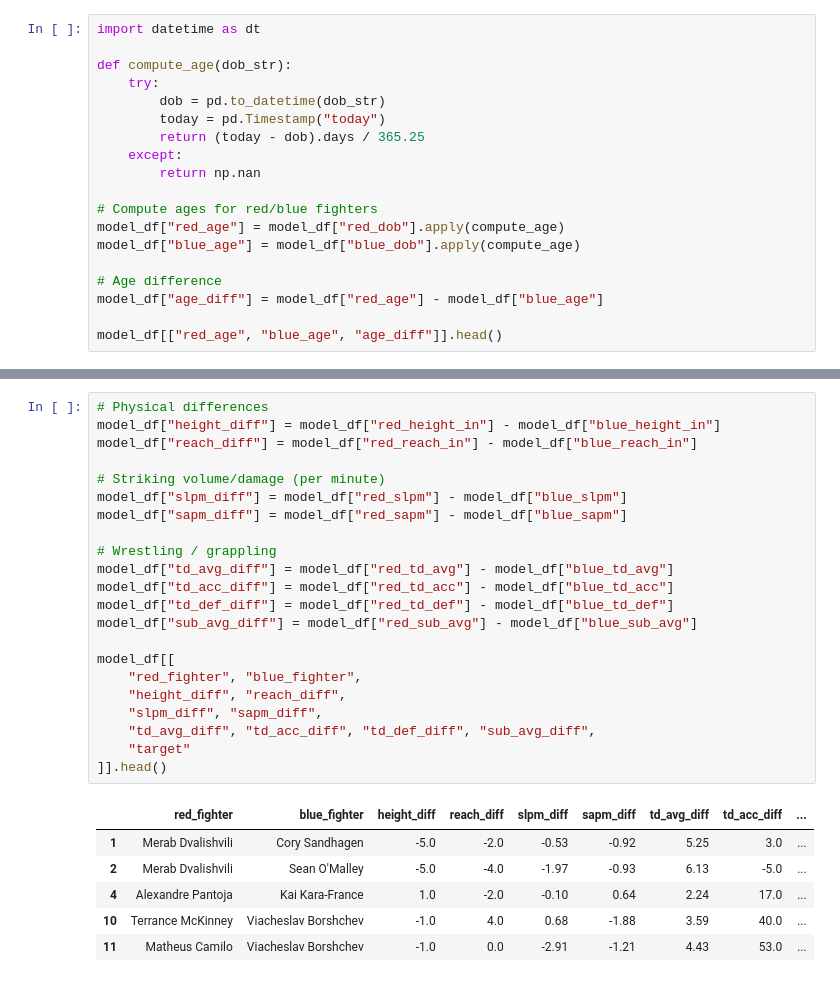
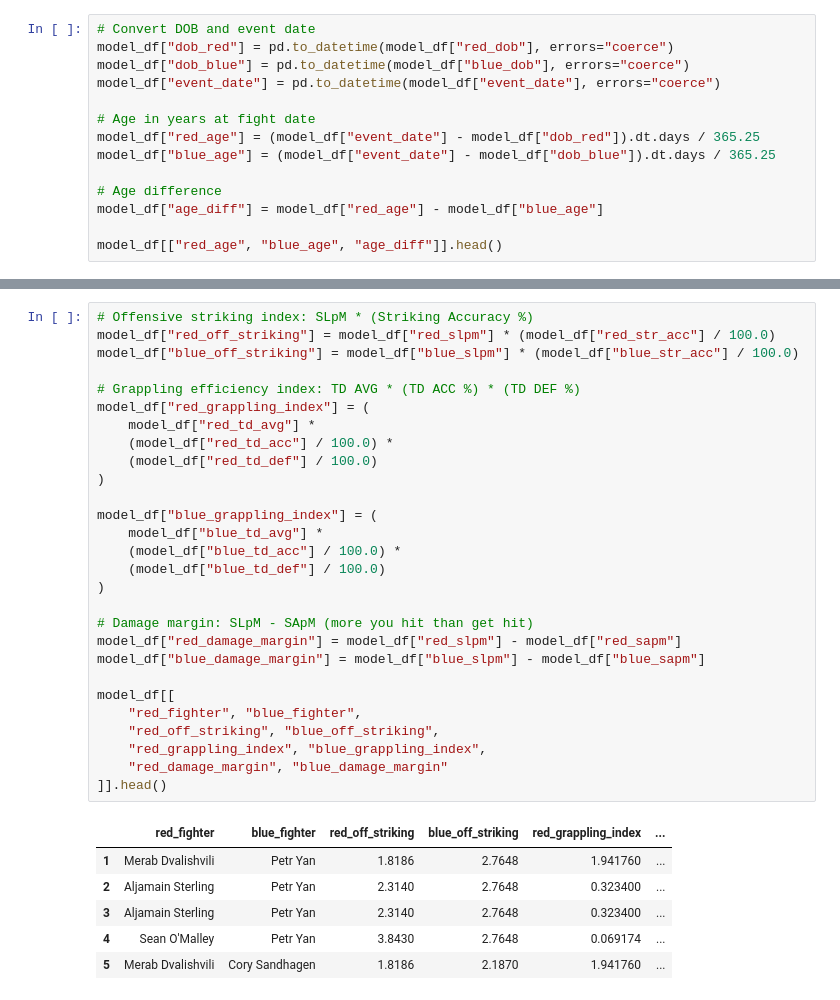
Before and after one commit to ErichasaTan/ufc-fight-predictor, a Jupyter notebook: notebooks/02_prefight_model.ipynb, the cells around one changed output, grey strips where cells are left out. Cells and saved outputs as stored; diff of their text form.

Commit message:
Updated Scraper to include event date
Scrape was updated to scrape the event date to reform the age_difference. Also small changes for cells in the notebook resulting in slightly better accuracies

```diff
--- a/notebooks/02_prefight_model.ipynb
+++ b/notebooks/02_prefight_model.ipynb
@@ -93,17 +281,12 @@ model_df[["red_fighter", "blue_fighter", "winner", "target"]].head()
 # %%
-import datetime as dt
+# Convert DOB and event date
+model_df["dob_red"] = pd.to_datetime(model_df["red_dob"], errors="coerce")
+model_df["dob_blue"] = pd.to_datetime(model_df["blue_dob"], errors="coerce")
+model_df["event_date"] = pd.to_datetime(model_df["event_date"], errors="coerce")
 
-def compute_age(dob_str):
-    try:
-        dob = pd.to_datetime(dob_str)
-        today = pd.Timestamp("today")
-        return (today - dob).days / 365.25
-    except:
-        return np.nan
-
-# Compute ages for red/blue fighters
-model_df["red_age"] = model_df["red_dob"].apply(compute_age)
-model_df["blue_age"] = model_df["blue_dob"].apply(compute_age)
+# Age in years at fight date
+model_df["red_age"] = (model_df["event_date"] - model_df["dob_red"]).dt.days / 365.25
+model_df["blue_age"] = (model_df["event_date"] - model_df["dob_blue"]).dt.days / 365.25
 
 # Age difference
 model_df["age_diff"] = model_df["red_age"] - model_df["blue_age"]
@@ -174,29 +357,35 @@ model_df[[
 # %%
-# Physical differences
-model_df["height_diff"] = model_df["red_height_in"] - model_df["blue_height_in"]
-model_df["reach_diff"] = model_df["red_reach_in"] - model_df["blue_reach_in"]
+# Offensive striking index: SLpM * (Striking Accuracy %)
+model_df["red_off_striking"] = model_df["red_slpm"] * (model_df["red_str_acc"] / 100.0)
+model_df["blue_off_striking"] = model_df["blue_slpm"] * (model_df["blue_str_acc"] / 100.0)
 
-# Striking volume/damage (per minute)
-model_df["slpm_diff"] = model_df["red_slpm"] - model_df["blue_slpm"]
-model_df["sapm_diff"] = model_df["red_sapm"] - model_df["blue_sapm"]
+# Grappling efficiency index: TD AVG * (TD ACC %) * (TD DEF %)
+model_df["red_grappling_index"] = (
+    model_df["red_td_avg"] *
+    (model_df["red_td_acc"] / 100.0) *
+    (model_df["red_td_def"] / 100.0)
+)
 
-# Wrestling / grappling
-model_df["td_avg_diff"] = model_df["red_td_avg"] - model_df["blue_td_avg"]
-model_df["td_acc_diff"] = model_df["red_td_acc"] - model_df["blue_td_acc"]
-model_df["td_def_diff"] = model_df["red_td_def"] - model_df["blue_td_def"]
-model_df["sub_avg_diff"] = model_df["red_sub_avg"] - model_df["blue_sub_avg"]
+model_df["blue_grappling_index"] = (
+    model_df["blue_td_avg"] *
+    (model_df["blue_td_acc"] / 100.0) *
+    (model_df["blue_td_def"] / 100.0)
+)
+
+# Damage margin: SLpM - SApM (more you hit than get hit)
+model_df["red_damage_margin"] = model_df["red_slpm"] - model_df["red_sapm"]
+model_df["blue_damage_margin"] = model_df["blue_slpm"] - model_df["blue_sapm"]
 
 model_df[[
     "red_fighter", "blue_fighter",
-    "height_diff", "reach_diff",
-    "slpm_diff", "sapm_diff",
-    "td_avg_diff", "td_acc_diff", "td_def_diff", "sub_avg_diff",
-    "target"
+    "red_off_striking", "blue_off_striking",
+    "red_grappling_index", "blue_grappling_index",
+    "red_damage_margin", "blue_damage_margin"
 ]].head()
 # %% [output]
-|  | red_fighter | blue_fighter | height_diff | reach_diff | slpm_diff | sapm_diff | td_avg_diff | td_acc_diff | ... |
-| 1 | Merab Dvalishvili | Cory Sandhagen | -5.0 | -2.0 | -0.53 | -0.92 | 5.25 | 3.0 | ... |
-| 2 | Merab Dvalishvili | Sean O'Malley | -5.0 | -4.0 | -1.97 | -0.93 | 6.13 | -5.0 | ... |
-| 4 | Alexandre Pantoja | Kai Kara-France | 1.0 | -2.0 | -0.10 | 0.64 | 2.24 | 17.0 | ... |
-| 10 | Terrance McKinney | Viacheslav Borshchev | -1.0 | 4.0 | 0.68 | -1.88 | 3.59 | 40.0 | ... |
-| 11 | Matheus Camilo | Viacheslav Borshchev | -1.0 | 0.0 | -2.91 | -1.21 | 4.43 | 53.0 | ... |
+|  | red_fighter | blue_fighter | red_off_striking | blue_off_striking | red_grappling_index | ... |
+| 1 | Merab Dvalishvili | Petr Yan | 1.8186 | 2.7648 | 1.941760 | ... |
+| 2 | Aljamain Sterling | Petr Yan | 2.3140 | 2.7648 | 0.323400 | ... |
+| 3 | Aljamain Sterling | Petr Yan | 2.3140 | 2.7648 | 0.323400 | ... |
+| 4 | Sean O'Malley | Petr Yan | 3.8430 | 2.7648 | 0.069174 | ... |
+| 5 | Merab Dvalishvili | Cory Sandhagen | 1.8186 | 2.1870 | 1.941760 | ... |
```
Also changed, not shown: parts of 23 cells of this notebook, 2 other files.
